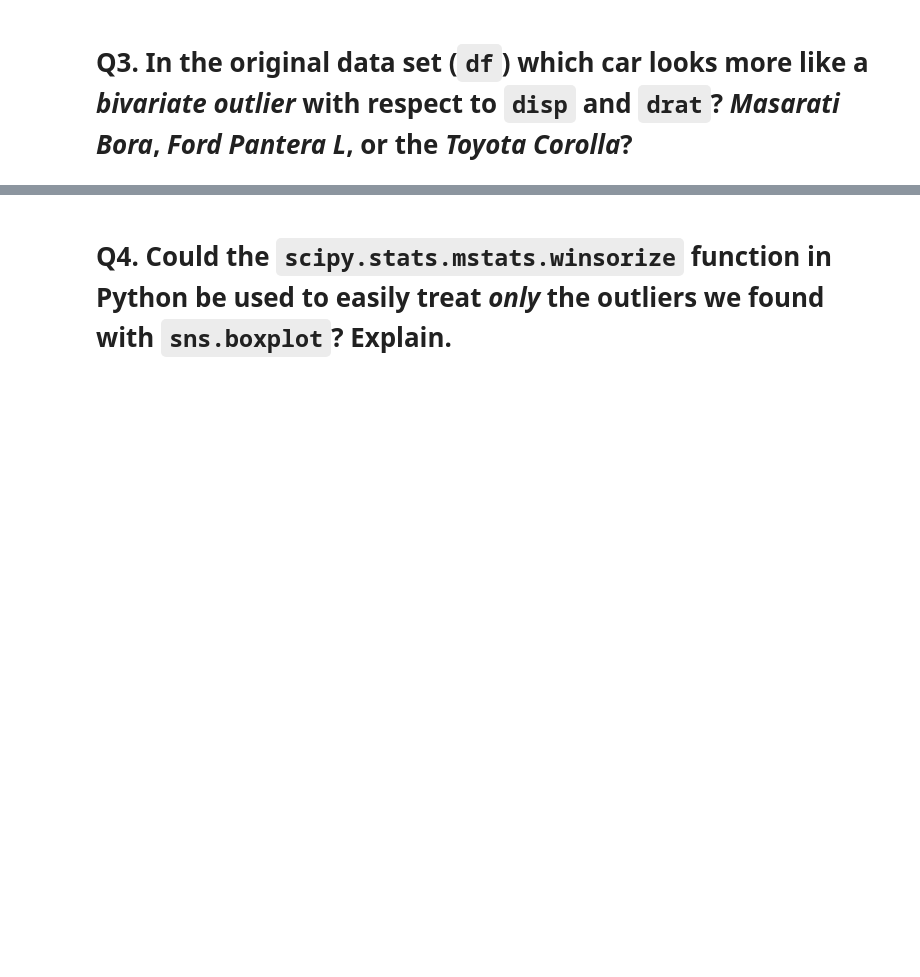
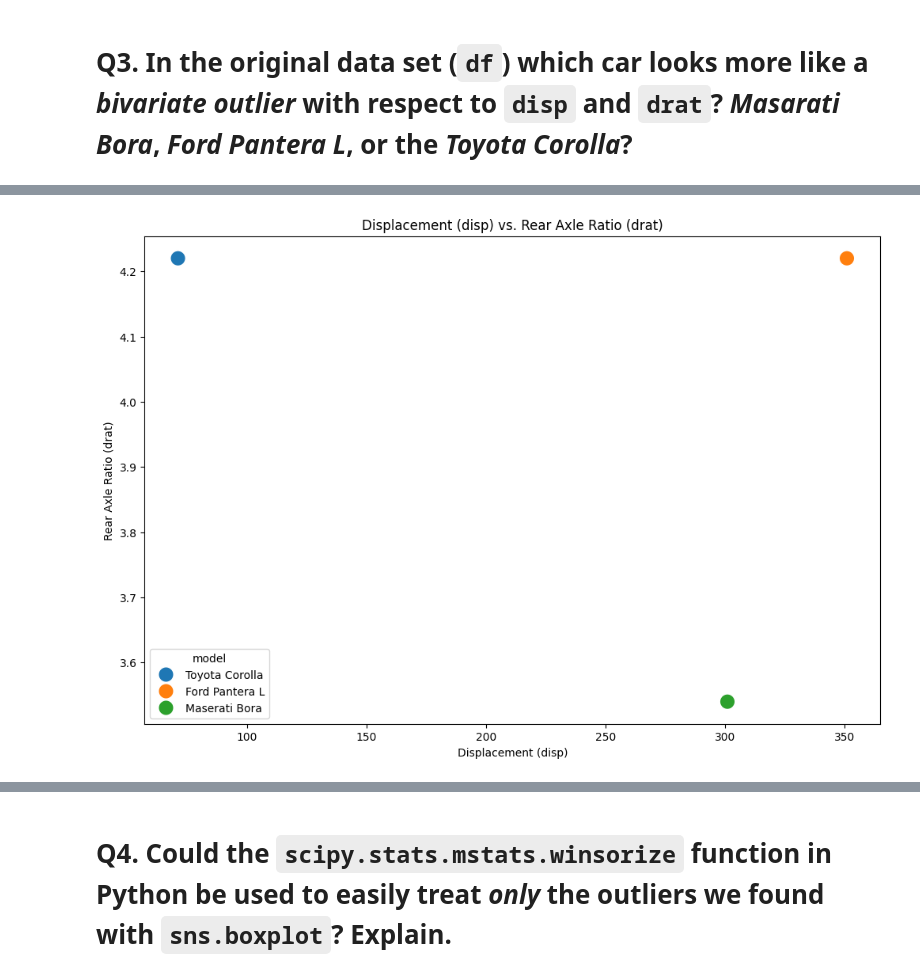
Before and after one commit to umcchavali/model_risk_management, a Jupyter notebook: outlier_detection.ipynb, the cells around one changed output, grey strips where cells are left out. Saved outputs shown, nothing was run; the diff lists cells and outputs as text; code cells hidden in the pictures; blank space fills up the shorter version.

```diff
--- a/outlier_detection.ipynb
+++ b/outlier_detection.ipynb
@@ -557,0 +726,11 @@ Top Features in Gradient Boosting Model:
+# %%
+df_subset = df[df.index.isin(['Maserati Bora', 'Ford Pantera L', 'Toyota Corolla'])]
+
+plt.figure(figsize=(12, 8))
+sns.scatterplot(x='disp', y='drat', data=df_subset, hue='model', s=200)
+plt.title('Displacement (disp) vs. Rear Axle Ratio (drat)')
+plt.xlabel('Displacement (disp)')
+plt.ylabel('Rear Axle Ratio (drat)')
+plt.show()
+# %% [output]
+[figure, added]
```
Also changed, not shown: parts of 21 cells of this notebook.
